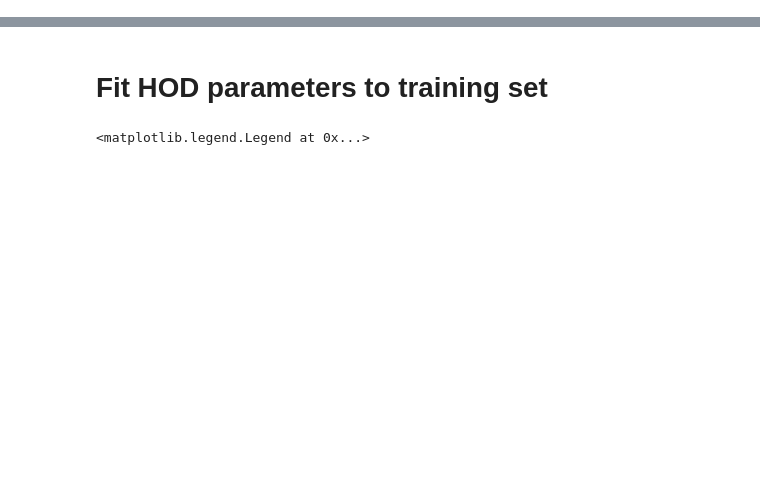
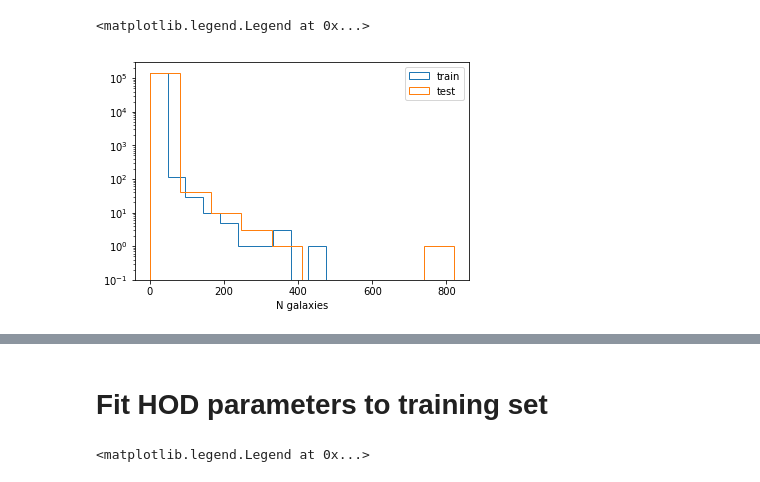
Before and after one commit to florpi/GraphCosmologyNetwork, a Jupyter notebook: baselines/HOD.ipynb, the cells around one changed output, grey strips where cells are left out. Saved outputs shown, nothing was run; the diff lists cells and outputs as text; code cells hidden in the pictures; blank space fills up the shorter version.

```diff
--- a/baselines/HOD.ipynb
+++ b/baselines/HOD.ipynb
@@ -39 +52,10 @@ plt.legend()
+# %%
+plt.hist(labels[train_idx], log=True, histtype='step', label = 'train')
+plt.hist(labels[test_idx], log=True, histtype='step', label = 'test')
+plt.xlabel('N galaxies')
+
+plt.legend()
+# %% [output]
+<matplotlib.legend.Legend at 0x...>
+[figure, added]
 # %%
```
Also changed, not shown: parts of 31 cells of this notebook, 3 other files.
